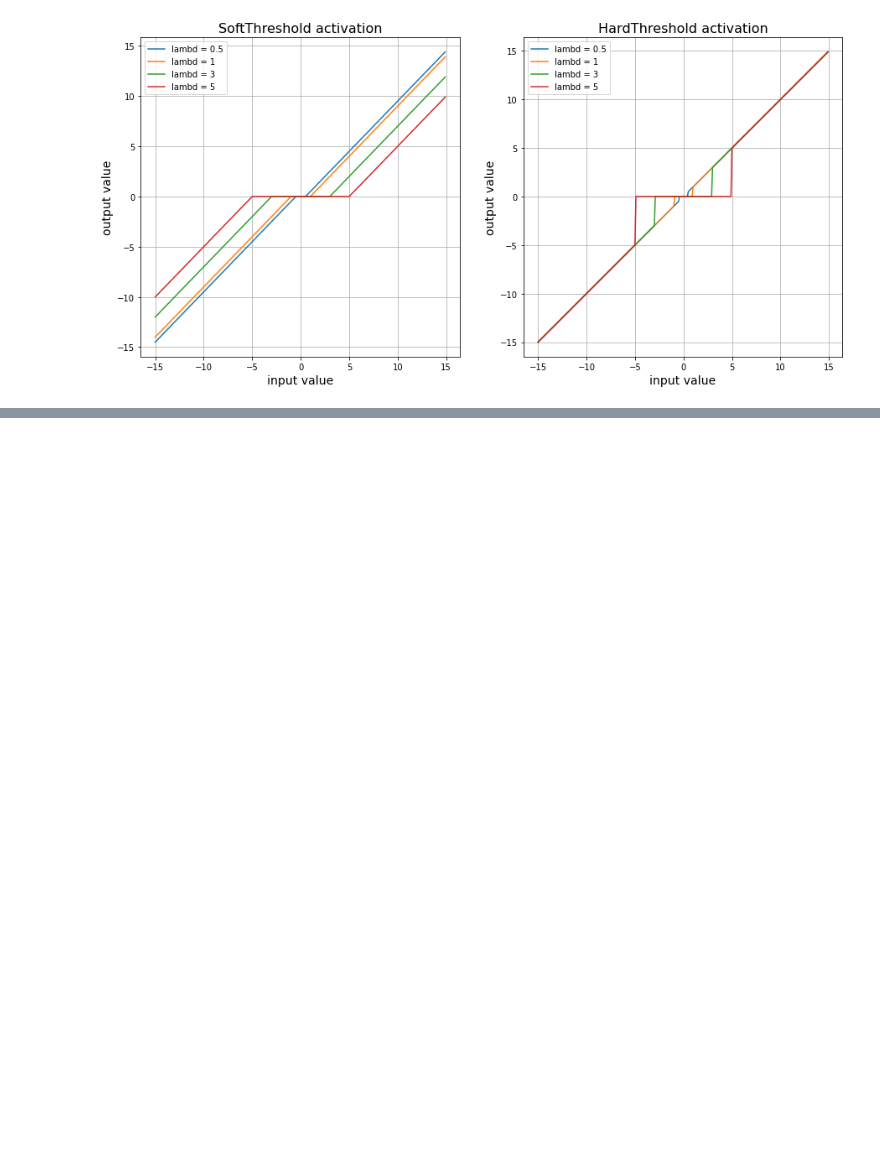
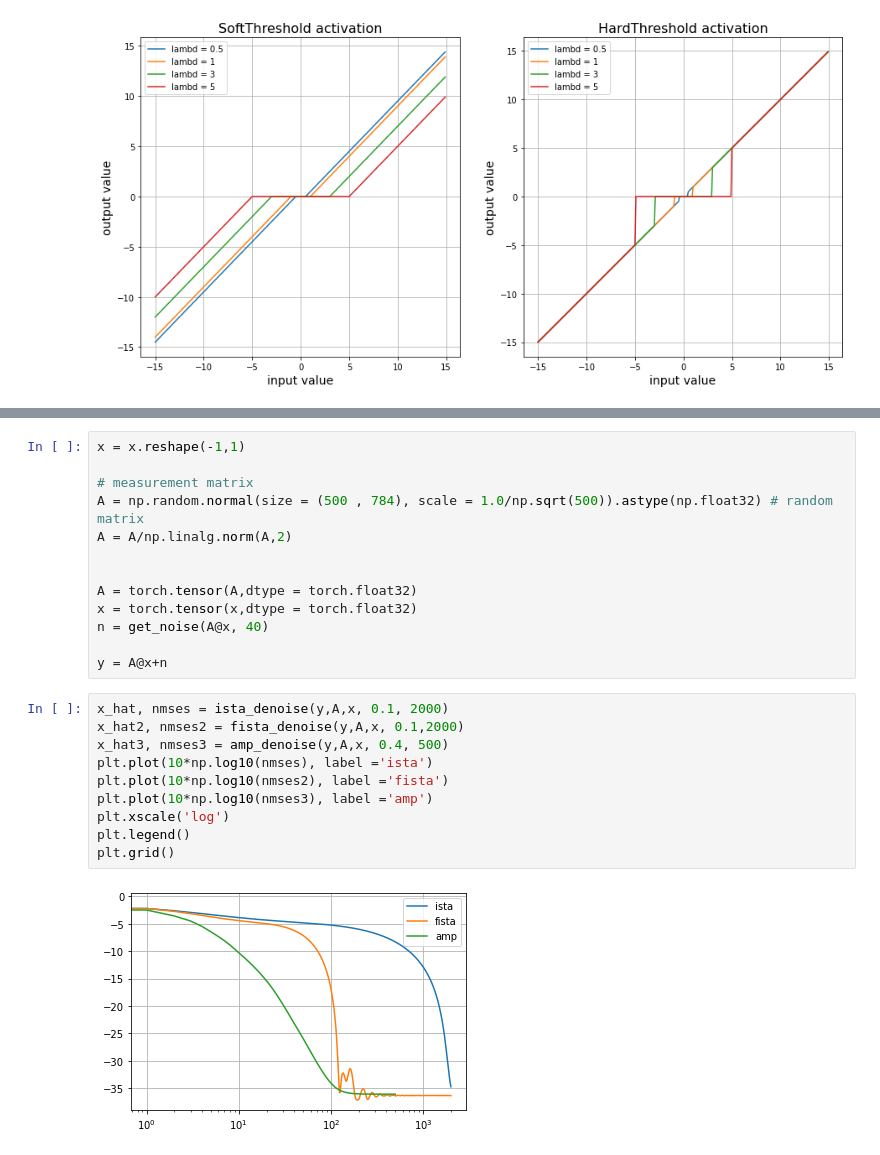
Before and after one commit to Albly/Sparce_image_reconstruction, a Jupyter notebook: notebooks/tests.ipynb, the cells around one changed output, grey strips where cells are left out. Drawn from its saved outputs; the diff is of its cells as text; blank space fills up the shorter version.

```diff
--- a/notebooks/tests.ipynb
+++ b/notebooks/tests.ipynb
@@ -152,0 +165,25 @@ Text(0, 0.5, 'SNR [dB]')
+# %%
+x = x.reshape(-1,1)
+
+# measurement matrix
+A = np.random.normal(size = (500 , 784), scale = 1.0/np.sqrt(500)).astype(np.float32) # random matrix
+A = A/np.linalg.norm(A,2)
+
+
+A = torch.tensor(A,dtype = torch.float32)
+x = torch.tensor(x,dtype = torch.float32)
+n = get_noise(A@x, 40)
+
+y = A@x+n
+# %%
+x_hat, nmses = ista_denoise(y,A,x, 0.1, 2000)
+x_hat2, nmses2 = fista_denoise(y,A,x, 0.1,2000)
+x_hat3, nmses3 = amp_denoise(y,A,x, 0.4, 500)
+plt.plot(10*np.log10(nmses), label ='ista')
+plt.plot(10*np.log10(nmses2), label ='fista')
+plt.plot(10*np.log10(nmses3), label ='amp')
+plt.xscale('log')
+plt.legend()
+plt.grid()
+# %% [output]
+[figure, added]
```
Also changed, not shown: parts of 30 cells of this notebook.
